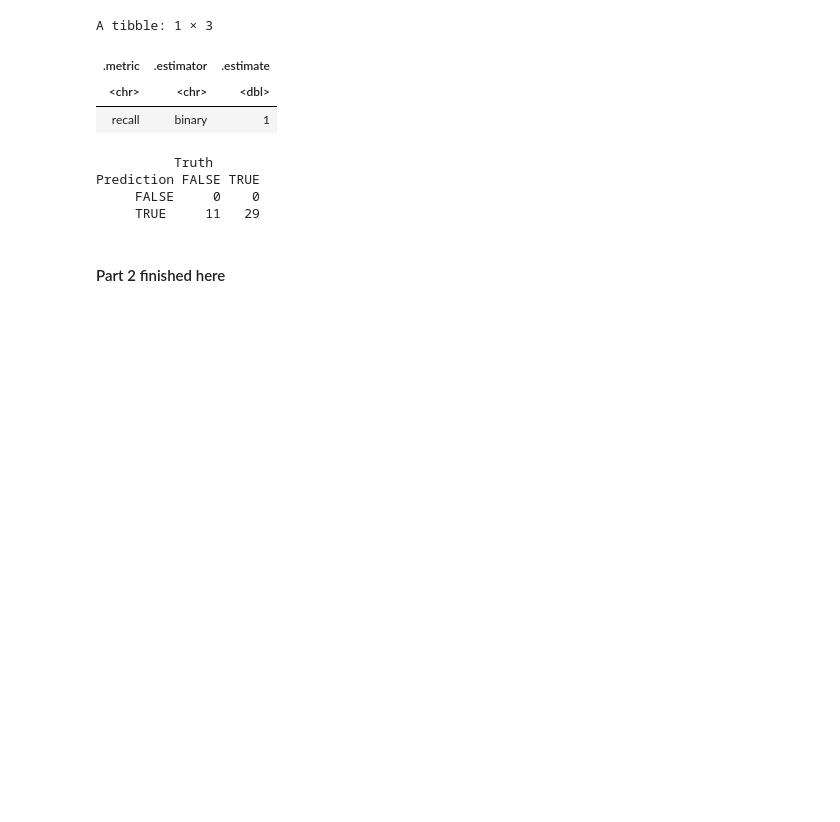
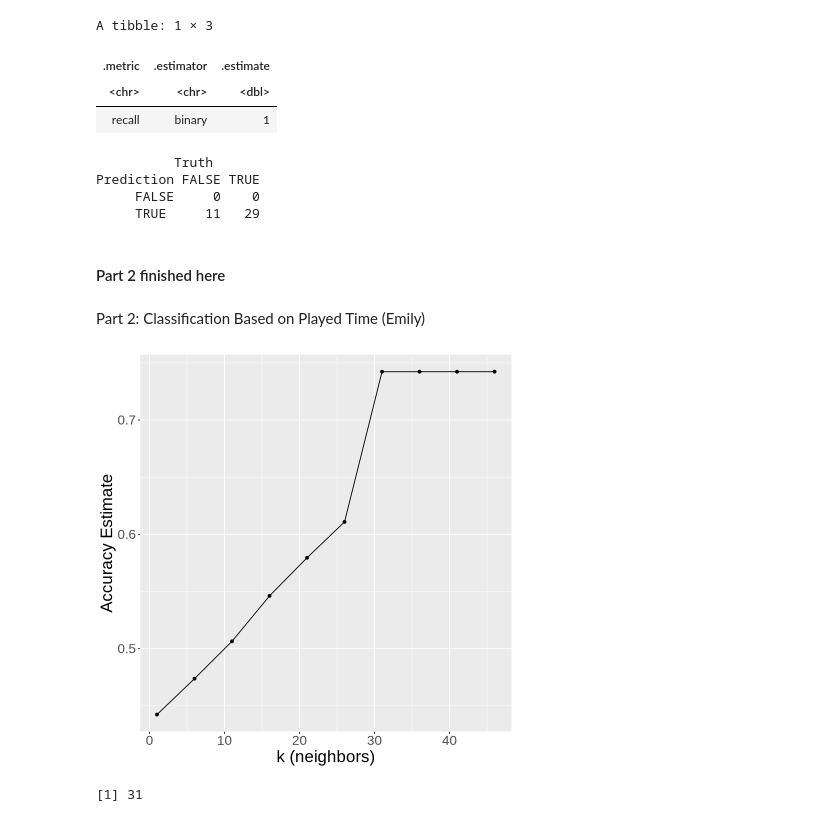
Before and after one commit to Riceparticlee/dsci_group_minecraft, a Jupyter notebook: group project.ipynb, the cells around one changed output. Drawn from its saved outputs; the diff is of its cells as text; code cells hidden in the pictures; blank space fills up the shorter version.

Commit message:
Played Time Added
Rough codes of classification based on played time has been written

```diff
--- a/group project.ipynb
+++ b/group project.ipynb
@@ -319,3 +319,56 @@ Prediction FALSE TRUE
      TRUE     11   29
 # %% [markdown]
 #### Part 2 finished here
+# %% [markdown]
+Part 2: Classification Based on Played Time (Emily)
+# %%
+set.seed(999)
+
+# create the 20/80 split of the training data into training and validation
+tune_split_played_min <- initial_split(players_train, prop = 0.8, strata = subscribe)
+played_min_subtrain <- training(tune_split_played_min)
+played_min_validation <- testing(tune_split_played_min)
+
+# create the standardization recipe based on the subtrain data
+played_min_recipe <- recipe(subscribe ~ played_minutes, data = played_min_subtrain) |>
+        step_scale(all_predictors()) |>
+        step_center(all_predictors())
+
+#create a model specification
+knn_spec_played_min <- nearest_neighbor(weight_func = "rectangular", neighbors = tune()) |>
+        set_engine("kknn") |>
+        set_mode("classification")
+
+k_values <- tibble(neighbors = seq(from = 1, to = 50,by = 5))
+
+vfolds <- vfold_cv(played_min_subtrain, v = 5, strata = subscribe)
+
+played_min_workflow <- workflow() |>
+        add_recipe(played_min_recipe) |>
+        add_model(knn_spec_played_min) |>
+        tune_grid(resamples = vfolds, grid = k_values)
+
+metrics <- collect_metrics(played_min_workflow)
+
+#plot graph to visualize the accuracy of different k values
+played_min_cross_val_plot <- metrics |>
+                filter(.metric == "accuracy") |>
+                mutate(neighbors = as.numeric(neighbors), mean = as.numeric(mean)) |>
+                drop_na() |>
+                ggplot(aes(x = neighbors, y = mean)) +
+                      geom_point() +
+                      geom_line() +
+                      labs(x = "k (neighbors)", y = "Accuracy Estimate")+
+                      theme(text = element_text(size = 20))
+played_min_cross_val_plot
+# %% [output]
+[figure, added]
+# %%
+#determine the best k value (greatest accuracy)
+best_k <- metrics |>
+        arrange(desc(mean)) |>
+        head(1) |>
+        pull(neighbors)
+best_k
+# %% [output]
+[1] 31
```
Also changed, not shown: parts of 3 cells of this notebook.
